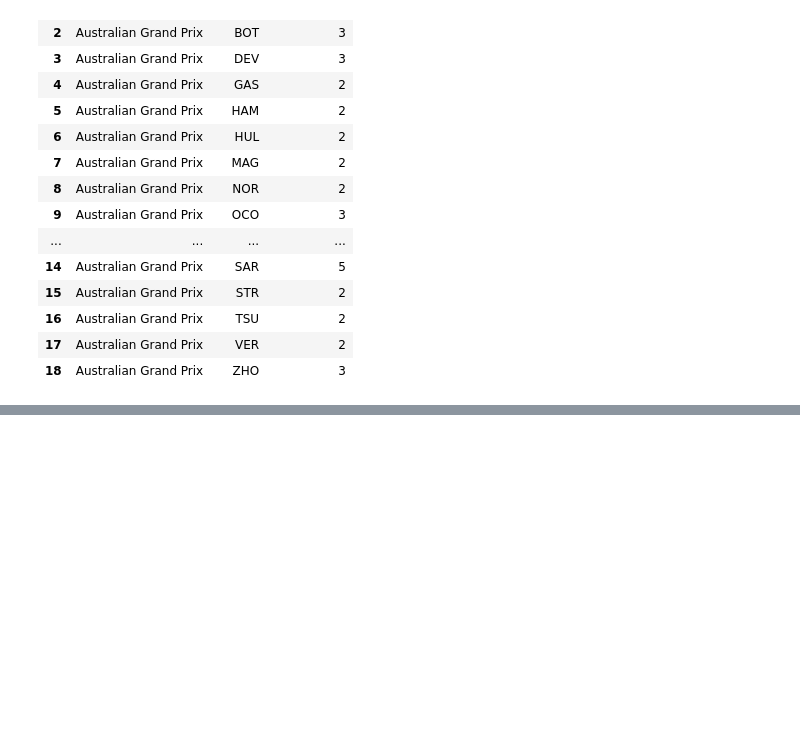
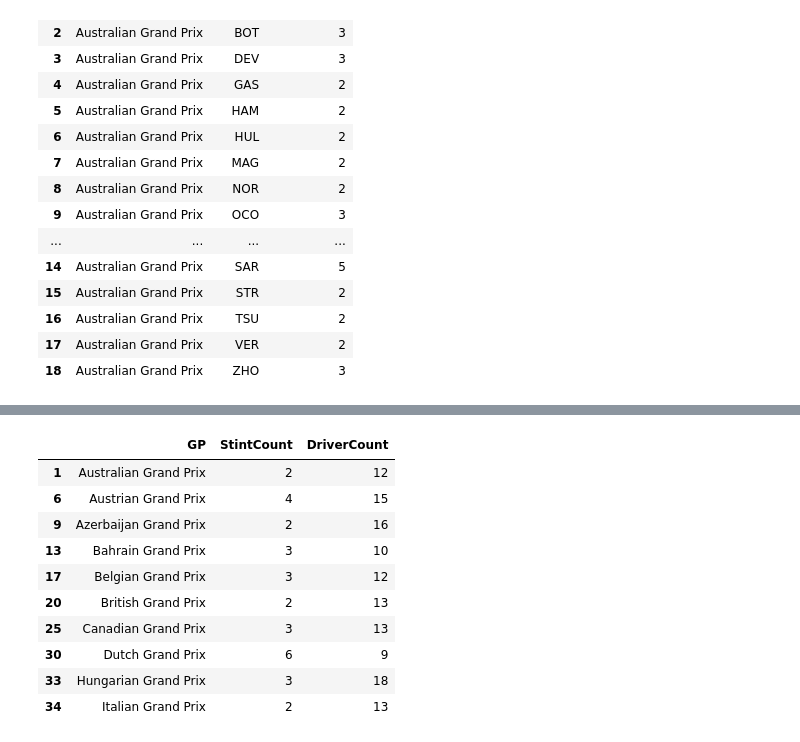
Before and after one commit to UsualSuspect09/F1-Race-Strat-Engine, a Jupyter notebook: Feature_Engg_2023.ipynb, the cells around one changed output, grey strips where cells are left out. Cells and saved outputs as stored; diff of their text form; code cells hidden in the pictures; blank space fills up the shorter version.

```diff
--- a/Feature_Engg_2023.ipynb
+++ b/Feature_Engg_2023.ipynb
@@ -1509,0 +1598,15 @@ stints_per_driver[stints_per_driver['GP'] == 'Australian Grand Prix']
+# %%
+dominant_stint_count = gp_stint_count.drop_duplicates(subset=['GP'])
+dominant_stint_count.head(10)
+# %% [output]
+|  | GP | StintCount | DriverCount |
+| 1 | Australian Grand Prix | 2 | 12 |
+| 6 | Austrian Grand Prix | 4 | 15 |
+| 9 | Azerbaijan Grand Prix | 2 | 16 |
+| 13 | Bahrain Grand Prix | 3 | 10 |
+| 17 | Belgian Grand Prix | 3 | 12 |
+| 20 | British Grand Prix | 2 | 13 |
+| 25 | Canadian Grand Prix | 3 | 13 |
+| 30 | Dutch Grand Prix | 6 | 9 |
+| 33 | Hungarian Grand Prix | 3 | 18 |
+| 34 | Italian Grand Prix | 2 | 13 |
```
Also changed, not shown: parts of 10 cells of this notebook.
